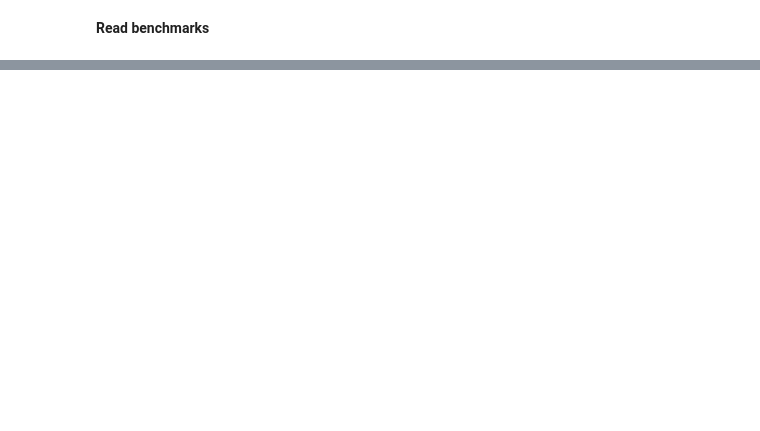
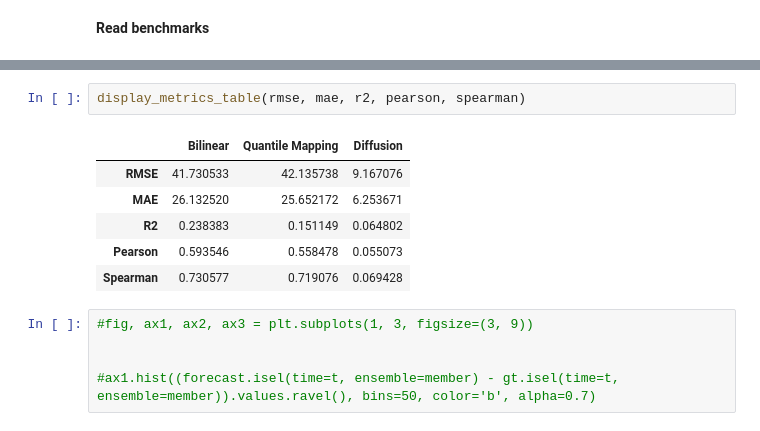
Before and after one commit to WFP-VAM/swirl-dynamics, a Jupyter notebook: swirl_dynamics/projects/probabilistic_diffusion/colabs/evaluation.ipynb, the cells around one changed output, grey strips where cells are left out. Drawn from its saved outputs; the diff is of its cells as text; blank space fills up the shorter version.

```diff
--- a/swirl_dynamics/projects/probabilistic_diffusion/colabs/evaluation.ipynb
+++ b/swirl_dynamics/projects/probabilistic_diffusion/colabs/evaluation.ipynb
@@ -190,0 +146,14 @@ plt.show()
+# %%
+display_metrics_table(rmse, mae, r2, pearson, spearman)
+# %% [output]
+|  | Bilinear | Quantile Mapping | Diffusion |
+| RMSE | 41.730533 | 42.135738 | 9.167076 |
+| MAE | 26.132520 | 25.652172 | 6.253671 |
+| R2 | 0.238383 | 0.151149 | 0.064802 |
+| Pearson | 0.593546 | 0.558478 | 0.055073 |
+| Spearman | 0.730577 | 0.719076 | 0.069428 |
+# %%
+#fig, ax1, ax2, ax3 = plt.subplots(1, 3, figsize=(3, 9))
+
+
+#ax1.hist((forecast.isel(time=t, ensemble=member) - gt.isel(time=t, ensemble=member)).values.ravel(), bins=50, color='b', alpha=0.7)
```
Also changed, not shown: parts of 39 cells of this notebook, 2 other files.
